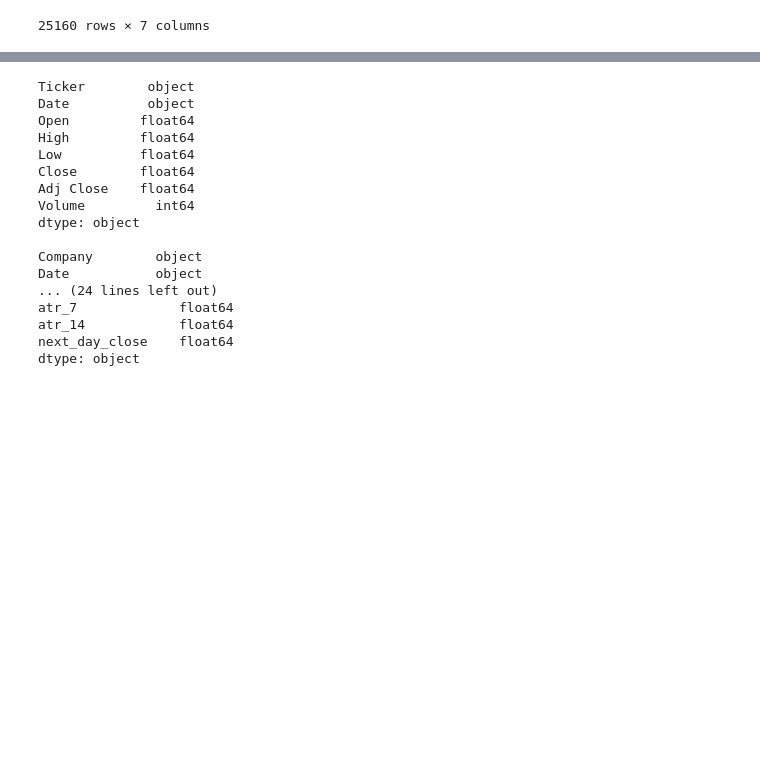
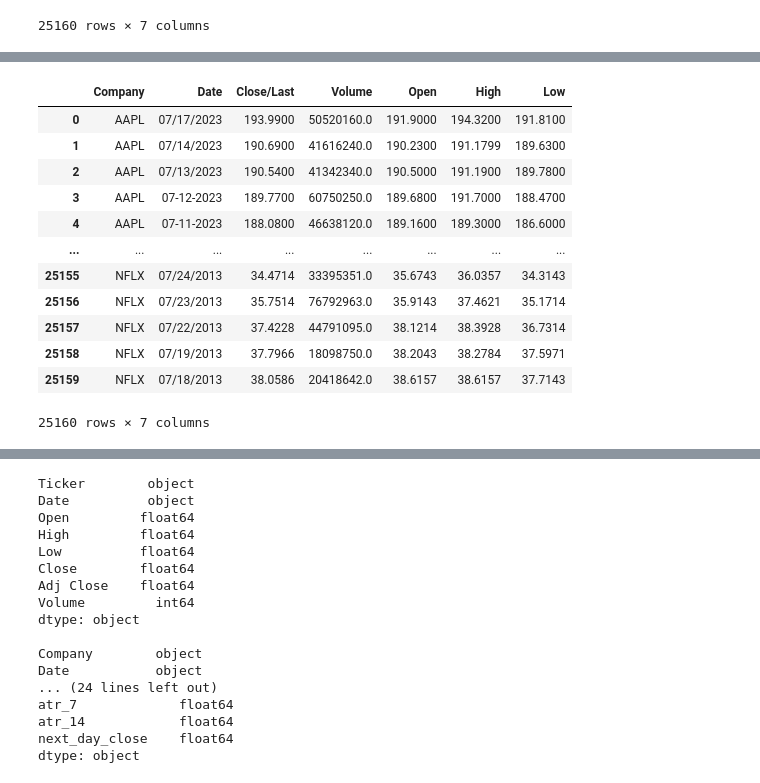
Before and after one commit to DavEspo/Stock-Prediction, a Jupyter notebook: Stock_Prediction.ipynb, the cells around one changed output, grey strips where cells are left out. Saved outputs shown, nothing was run; the diff lists cells and outputs as text; code cells hidden in the pictures; blank space fills up the shorter version.

```diff
--- a/Stock_Prediction.ipynb
+++ b/Stock_Prediction.ipynb
@@ -94,0 +1198,16 @@ dtype: object
+# %%
+historical_data
+# %% [output]
+|  | Company | Date | Close/Last | Volume | Open | High | Low |
+| 0 | AAPL | 07/17/2023 | 193.9900 | 50520160.0 | 191.9000 | 194.3200 | 191.8100 |
+| 1 | AAPL | 07/14/2023 | 190.6900 | 41616240.0 | 190.2300 | 191.1799 | 189.6300 |
+| 2 | AAPL | 07/13/2023 | 190.5400 | 41342340.0 | 190.5000 | 191.1900 | 189.7800 |
+| 3 | AAPL | 07-12-2023 | 189.7700 | 60750250.0 | 189.6800 | 191.7000 | 188.4700 |
+| 4 | AAPL | 07-11-2023 | 188.0800 | 46638120.0 | 189.1600 | 189.3000 | 186.6000 |
+| ... | ... | ... | ... | ... | ... | ... | ... |
+| 25155 | NFLX | 07/24/2013 | 34.4714 | 33395351.0 | 35.6743 | 36.0357 | 34.3143 |
+| 25156 | NFLX | 07/23/2013 | 35.7514 | 76792963.0 | 35.9143 | 37.4621 | 35.1714 |
+| 25157 | NFLX | 07/22/2013 | 37.4228 | 44791095.0 | 38.1214 | 38.3928 | 36.7314 |
+| 25158 | NFLX | 07/19/2013 | 37.7966 | 18098750.0 | 38.2043 | 38.2784 | 37.5971 |
+| 25159 | NFLX | 07/18/2013 | 38.0586 | 20418642.0 | 38.6157 | 38.6157 | 37.7143 |
+25160 rows × 7 columns
```
Also changed, not shown: parts of 18 cells of this notebook.
